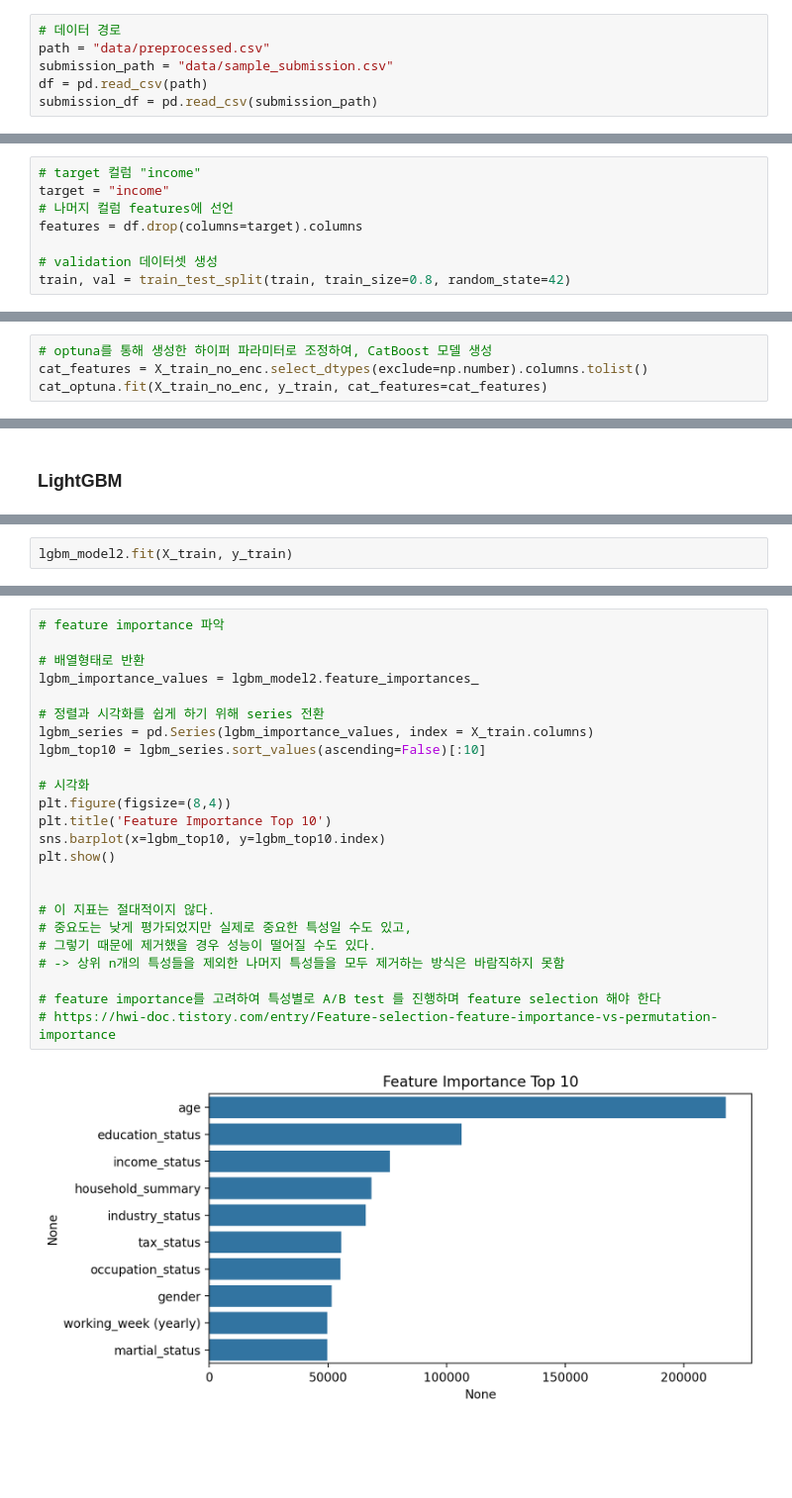
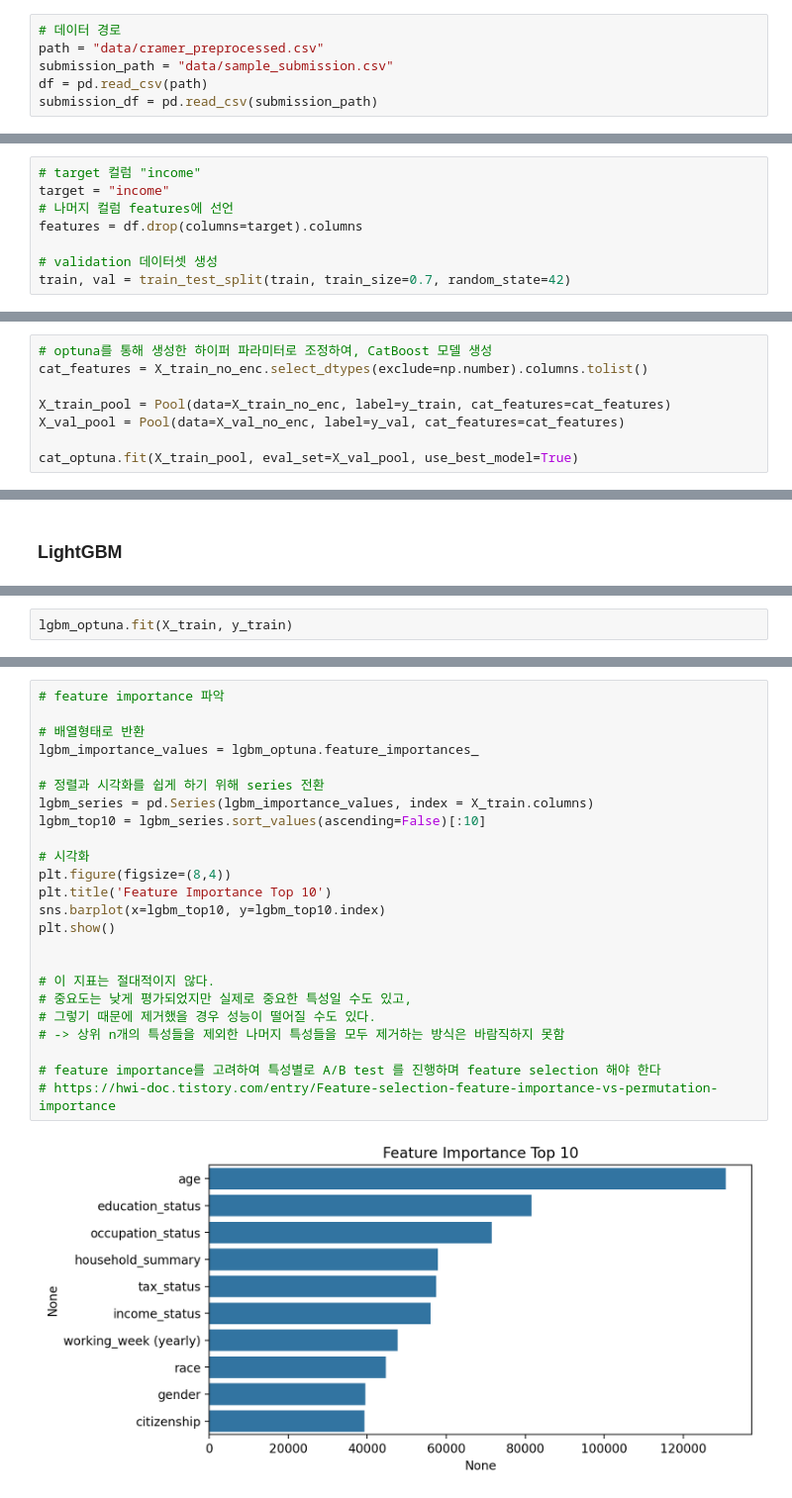
Before and after one commit to benidjor/income-prediction-dacon, a Jupyter notebook: model2.ipynb, the cells around one changed output, grey strips where cells are left out. Shown at 99% size. Saved outputs shown, nothing was run; the diff lists cells and outputs as text; blank space fills up the shorter version.

Commit message:
Update: 240407 dacon model2

```diff
--- a/model2.ipynb
+++ b/model2.ipynb
@@ -28,7 +28,7 @@ import warnings
 warnings.filterwarnings(action='ignore')
 # %%
 # 데이터 경로
-path = "data/preprocessed.csv"
+path = "data/cramer_preprocessed.csv"
 submission_path = "data/sample_submission.csv"
 df = pd.read_csv(path)
 submission_df = pd.read_csv(submission_path)
@@ -53,7 +53,7 @@ target = "income"
 features = df.drop(columns=target).columns
 
 # validation 데이터셋 생성
-train, val = train_test_split(train, train_size=0.8, random_state=42)
+train, val = train_test_split(train, train_size=0.7, random_state=42)
 # %%
 # train 데이터 나눠준다
 X_train = train[features]
@@ -794,5 +723,9 @@ submission_df.to_csv("data/submission_xgb.csv", index=False)
 # %%
 # optuna를 통해 생성한 하이퍼 파라미터로 조정하여, CatBoost 모델 생성
 cat_features = X_train_no_enc.select_dtypes(exclude=np.number).columns.tolist()
-cat_optuna.fit(X_train_no_enc, y_train, cat_features=cat_features)
+
+X_train_pool = Pool(data=X_train_no_enc, label=y_train, cat_features=cat_features)
+X_val_pool = Pool(data=X_val_no_enc, label=y_val, cat_features=cat_features)
+
+cat_optuna.fit(X_train_pool, eval_set=X_val_pool, use_best_model=True)
 # %% [output]
@@ -879,5 +809,5 @@ lgbm_model2 = LGBMRegressor(n_estimators= 2663,
 # %%
-lgbm_model2.fit(X_train, y_train)
+lgbm_optuna.fit(X_train, y_train)
 # %% [output]
 [LightGBM] [Warning] min_data_in_leaf is set=29, min_child_samples=20 will be ignored. Current value: min_data_in_leaf=29
 [LightGBM] [Warning] Found whitespace in feature_names, replace with underlines
@@ -909,27 +838,27 @@ rmse_lgbm
 # %%
 # feature importance 파악
 
 # 배열형태로 반환
-lgbm_importance_values = lgbm_model2.feature_importances_
+lgbm_importance_values = lgbm_optuna.feature_importances_
 
 # 정렬과 시각화를 쉽게 하기 위해 series 전환
 lgbm_series = pd.Series(lgbm_importance_values, index = X_train.columns)
 lgbm_top10 = lgbm_series.sort_values(ascending=False)[:10]
 
 # 시각화
 plt.figure(figsize=(8,4))
 plt.title('Feature Importance Top 10')
 sns.barplot(x=lgbm_top10, y=lgbm_top10.index)
 plt.show()
 
 
 # 이 지표는 절대적이지 않다.
 # 중요도는 낮게 평가되었지만 실제로 중요한 특성일 수도 있고,
 # 그렇기 때문에 제거했을 경우 성능이 떨어질 수도 있다.
 # -> 상위 n개의 특성들을 제외한 나머지 특성들을 모두 제거하는 방식은 바람직하지 못함
 
 # feature importance를 고려하여 특성별로 A/B test 를 진행하며 feature selection 해야 한다
 # https://hwi-doc.tistory.com/entry/Feature-selection-feature-importance-vs-permutation-importance
 # %% [output]
-[figure, old version]
+[figure, new version]
 # %%
```
Also changed, not shown: parts of 52 cells of this notebook, 11 other files.
